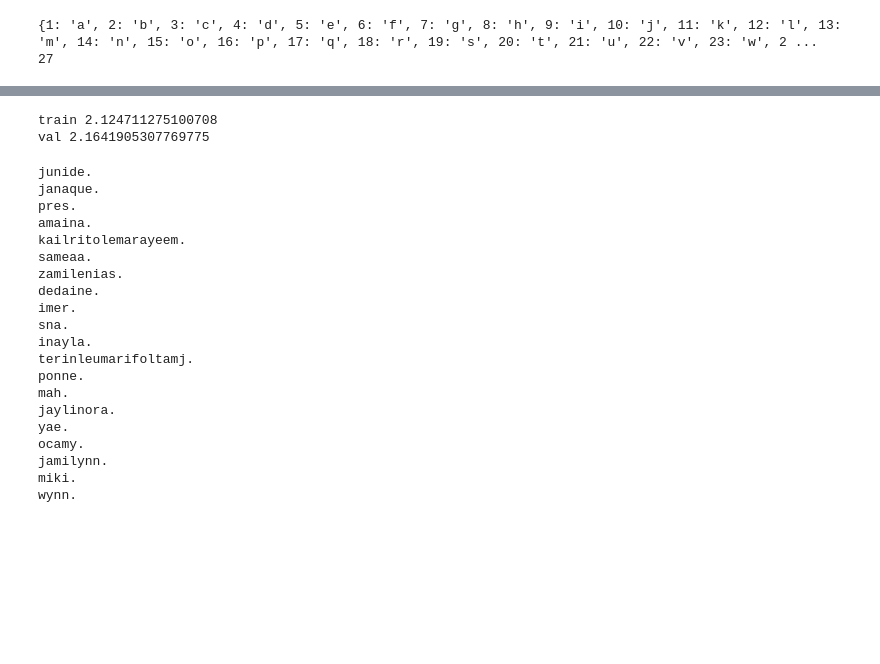
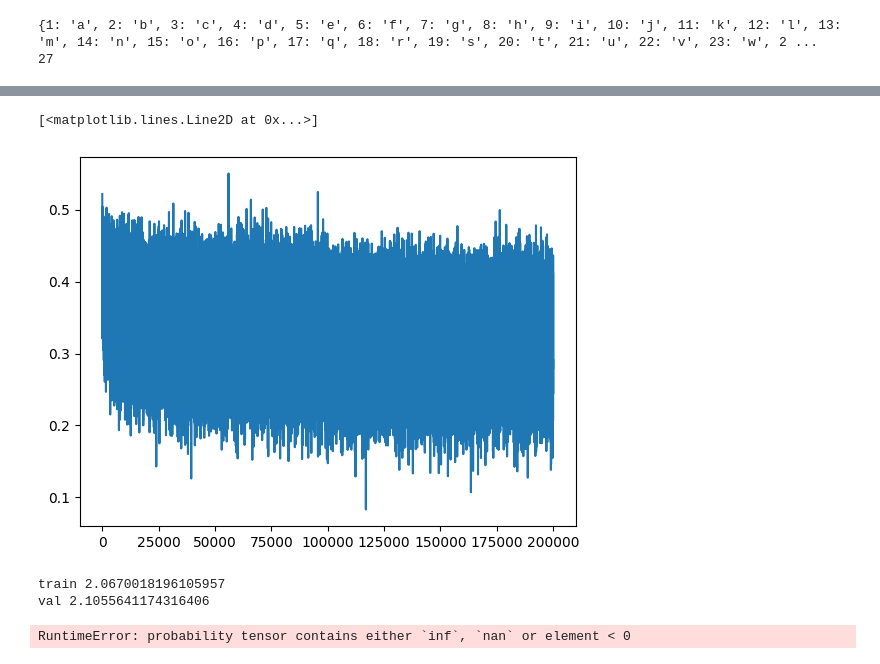
Before and after one commit to RNavs-44/Neural_Networks, a Jupyter notebook: makemore_mlp.ipynb, the cells around one changed output, grey strips where cells are left out. Saved outputs shown, nothing was run; the diff lists cells and outputs as text; code cells hidden in the pictures; blank space fills up the shorter version.

```diff
--- a/makemore_mlp.ipynb
+++ b/makemore_mlp.ipynb
@@ -142,3 +161,8 @@ print(loss.item())
+# %%
+plt.plot(lossi)
+# %% [output]
+[<matplotlib.lines.Line2D at 0x...>]
+[figure, added]
 # %%
 @torch.no_grad()
 def split_loss(split):
@@ -150,6 +174,7 @@ def split_loss(split):
   emb = c[x]
   embcat = emb.view(emb.shape[0], -1)
   hpreact = embcat @ w1 + b1
+  hpreact = bngain * (hpreact - hpreact.mean(0, keepdim=True)) / hpreact.std(0, keepdim=True) + bnbias
   h = torch.tanh(hpreact)
   logits = h @ w2 + b2
   loss = F.cross_entropy(logits, y)
@@ -158,11 +183,11 @@ def split_loss(split):
 split_loss('train')
 split_loss('val')
 # %% [output]
-train 2.124711275100708
-val 2.1641905307769775
+train 2.0670018196105957
+val 2.1055641174316406
 # %%
 # sample from model
-for _ in range(20):
+for _ in range(50):
   out = []
   context = [0] * block_size
   while True:
@@ -170,6 +195,7 @@ for _ in range(20):
     emb = c[torch.tensor(context)]
     embcat = emb.view(1, -1)
     hpreact = embcat @ w1 + b1
+    hpreact = bngain * (hpreact - hpreact.mean(0, keepdim=True)) / hpreact.std(0, keepdim=True) + bnbias
     h = torch.tanh(hpreact)
     logits = h @ w2 + b2
     probs = F.softmax(logits, dim = 1)
@@ -186,23 +212,4 @@ for _ in range(20):
       break
   print(''.join(itos[i] for i in out)) # print generated word
 # %% [output]
-junide.
-janaque.
-pres.
-amaina.
-kailritolemarayeem.
-sameaa.
-zamilenias.
-dedaine.
-imer.
-sna.
-inayla.
-terinleumarifoltamj.
-ponne.
-mah.
-jaylinora.
-yae.
-ocamy.
-jamilynn.
-miki.
-wynn.
+RuntimeError: probability tensor contains either `inf`, `nan` or element < 0
```
Also changed, not shown: parts of 8 cells of this notebook.
